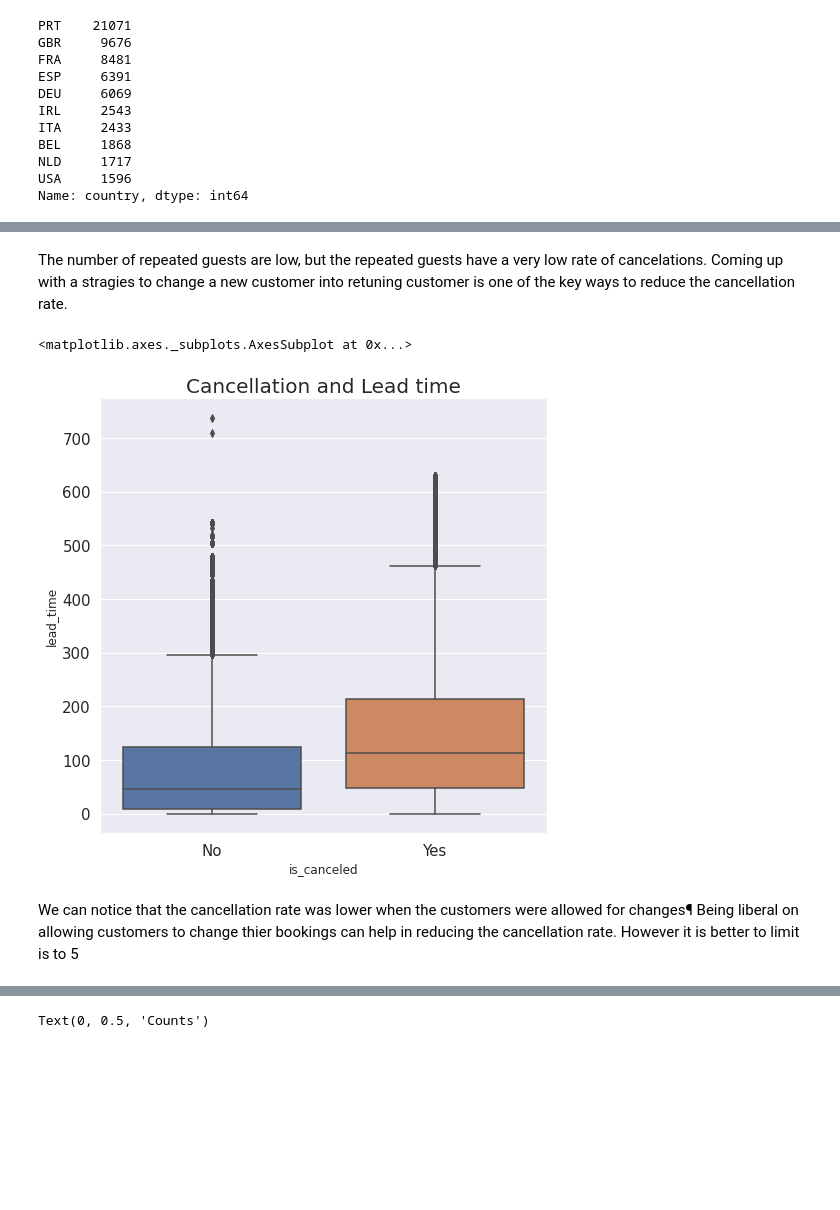
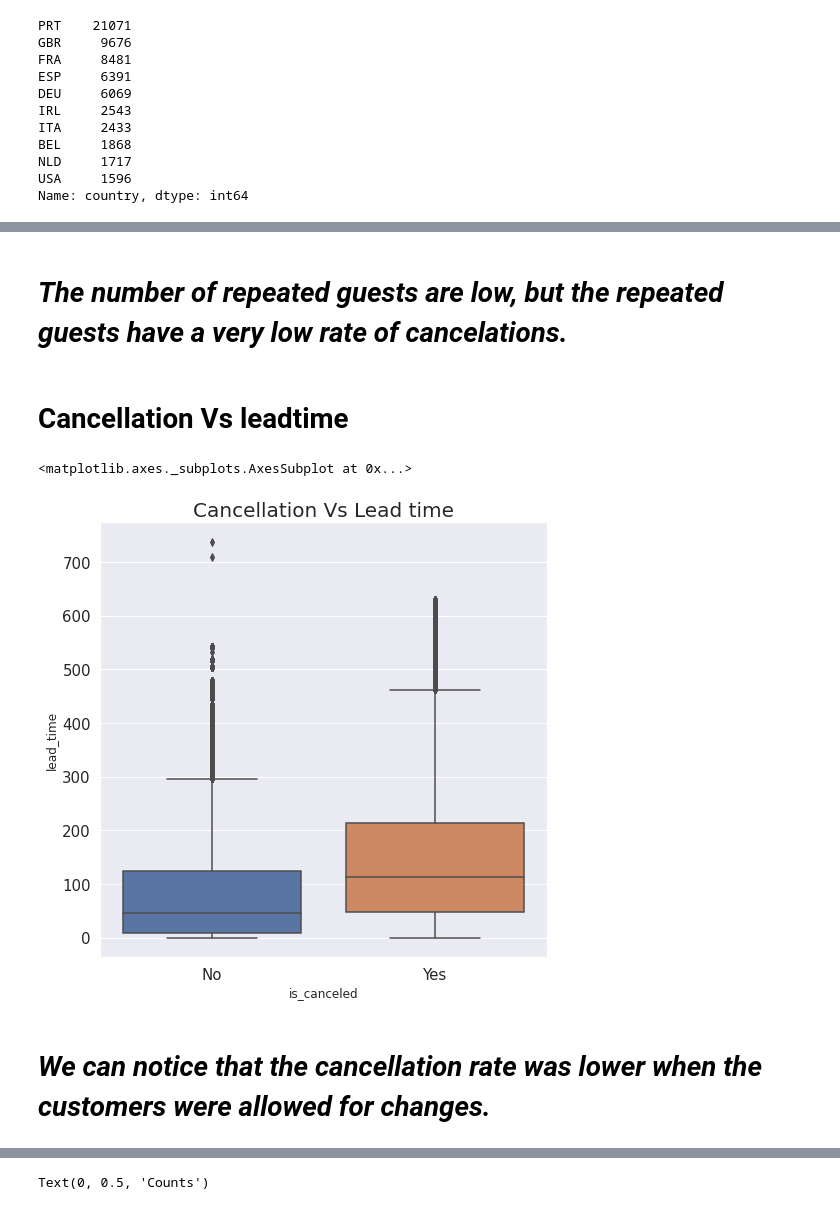
Before and after one commit to Tanjul5/Hotel_Booking_Analysis, a Jupyter notebook: Hotel_Booking_Analysis_Capstone_Project.ipynb, the cells around one changed output, grey strips where cells are left out. Saved outputs shown, nothing was run; the diff lists cells and outputs as text; code cells hidden in the pictures; blank space fills up the shorter version.

```diff
--- a/Hotel_Booking_Analysis_Capstone_Project.ipynb
+++ b/Hotel_Booking_Analysis_Capstone_Project.ipynb
@@ -230,18 +307,18 @@ df.plot(kind='bar')
 # %% [markdown]
-The number of repeated guests are low, but the repeated guests have a very low rate of cancelations.
-Coming up with a stragies to change a new customer into retuning customer is one of the key ways to reduce the cancellation rate.
+# *The number of repeated guests are low, but the repeated guests have a very low rate of cancelations.*
+# %% [markdown]
+# **Cancellation Vs leadtime**
 # %%
 # depicting groups of Cancellation through their quartiles using boxplot
 # 0 - not cancelled, 1- is cancelled
 plt.figure(figsize=(8,8))
 sns.set_theme(style="darkgrid",font='sans-serif')
 plt.yticks(fontsize=15)
 plt.xticks(fontsize=15)
-plt.title("Cancellation and Lead time", fontsize=20)
+plt.title("Cancellation Vs Lead time", fontsize=20)
 sns.boxplot(x='is_canceled',y='lead_time',data=Hotel_book_df)
 # %% [output]
 <matplotlib.axes._subplots.AxesSubplot at 0x...>
-[figure, old version]
+[figure, new version]
 # %% [markdown]
-We can notice that the cancellation rate was lower when the customers were allowed for changes¶
-Being liberal on allowing customers to change thier bookings can help in reducing the cancellation rate. However it is better to limit is to 5
+# *We can notice that the cancellation rate was lower when the customers were allowed for changes.*
```
Also changed, not shown: parts of 73 cells of this notebook.
